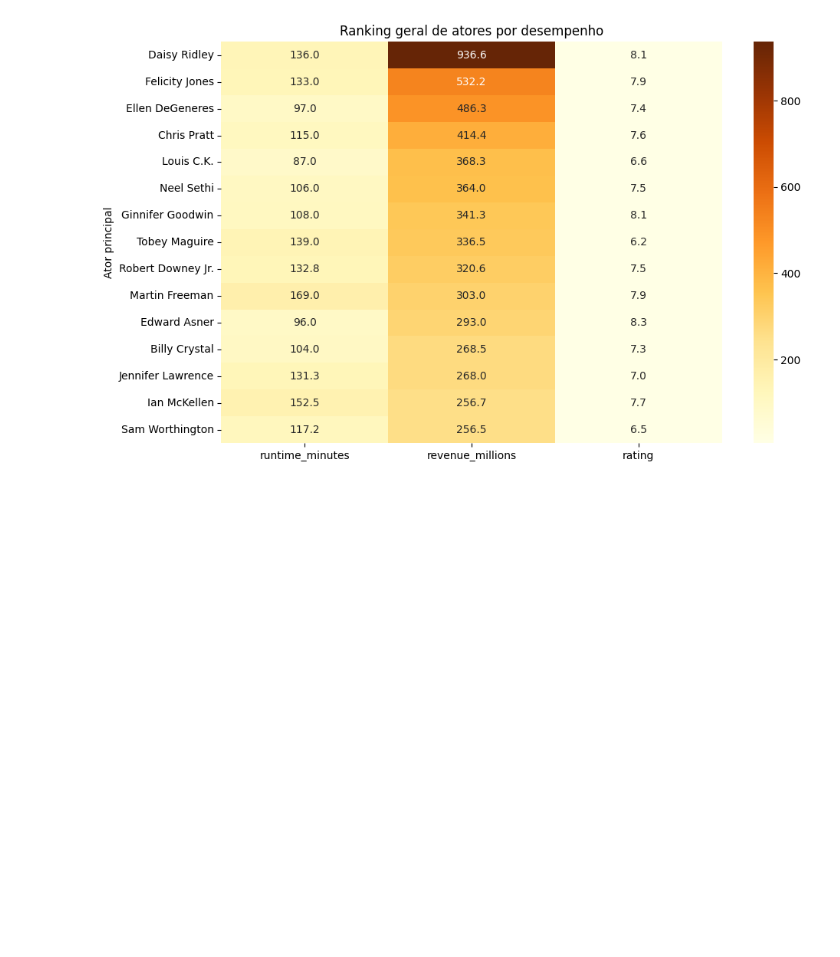
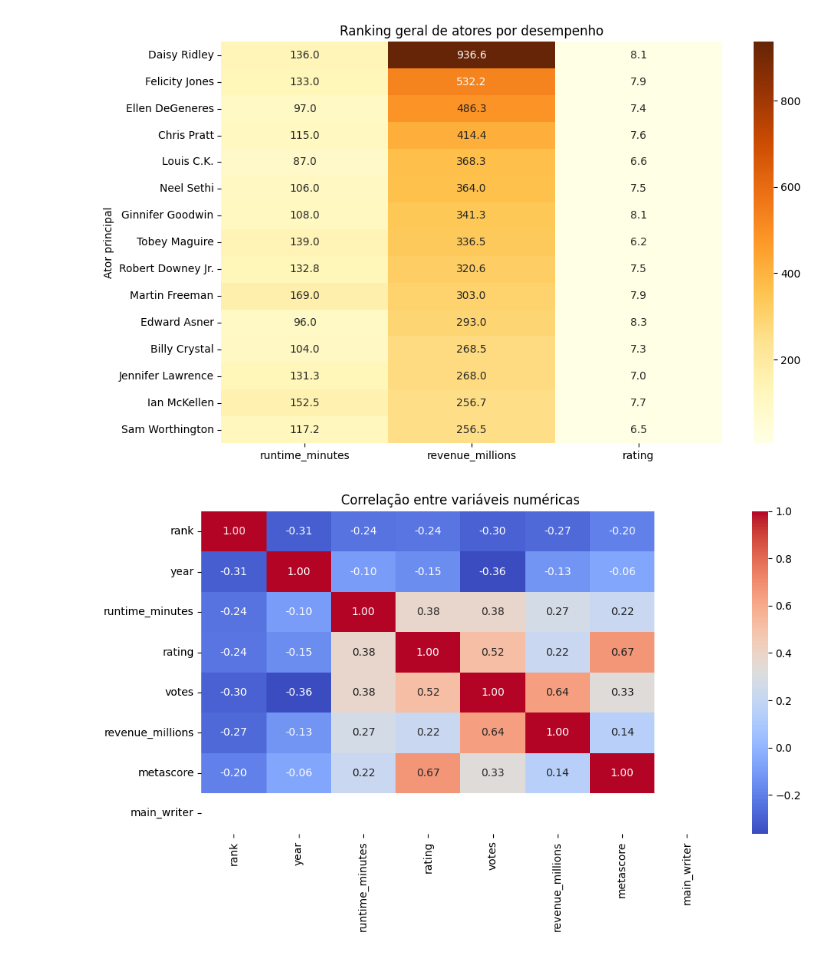
Before and after one commit to TeacherSamanthaSilva/AnaliseDadosFilmesSeaborn, a Jupyter notebook: filmes.ipynb, the cells around one changed output. Drawn from its saved outputs; the diff is of its cells as text; code cells hidden in the pictures; blank space fills up the shorter version.

```diff
--- a/filmes.ipynb
+++ b/filmes.ipynb
@@ -648,3 +648,15 @@ plt.tight_layout()
 plt.show()
 # %% [output]
 [figure]
+# %%
+# 🔍 Selecionando apenas colunas numéricas
+numericas = df.select_dtypes(include='number')
+
+# 📊 Heatmap de correlação
+plt.figure(figsize=(10, 6))
+sns.heatmap(numericas.corr(), annot=True, fmt=".2f", cmap='coolwarm')
+plt.title('Correlação entre variáveis numéricas')
+plt.tight_layout()
+plt.show()
+# %% [output]
+[figure, added]
```
Also changed, not shown: parts of 3 cells of this notebook.
